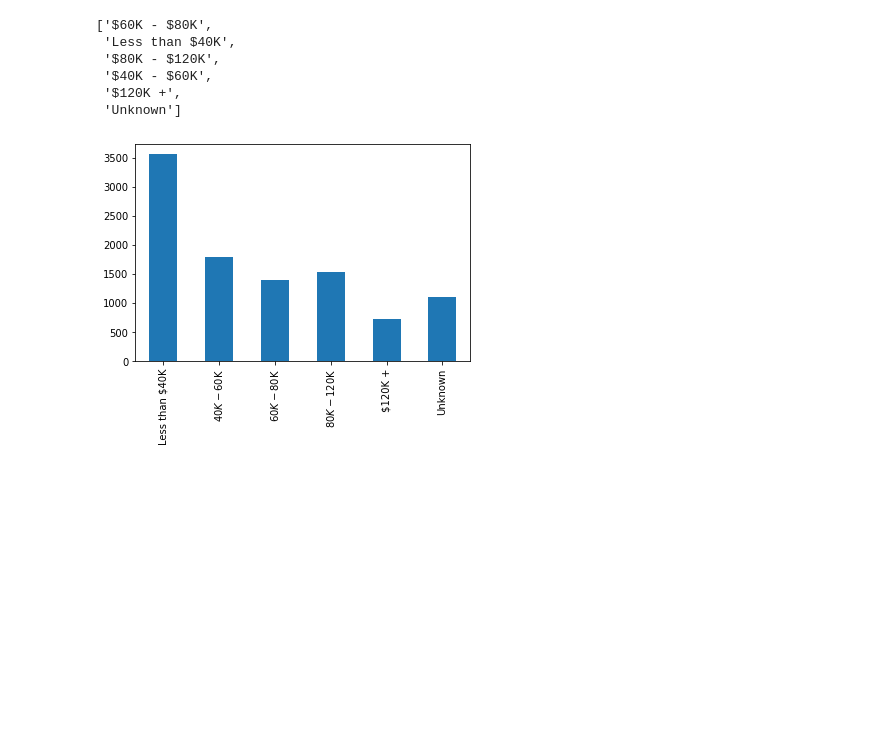
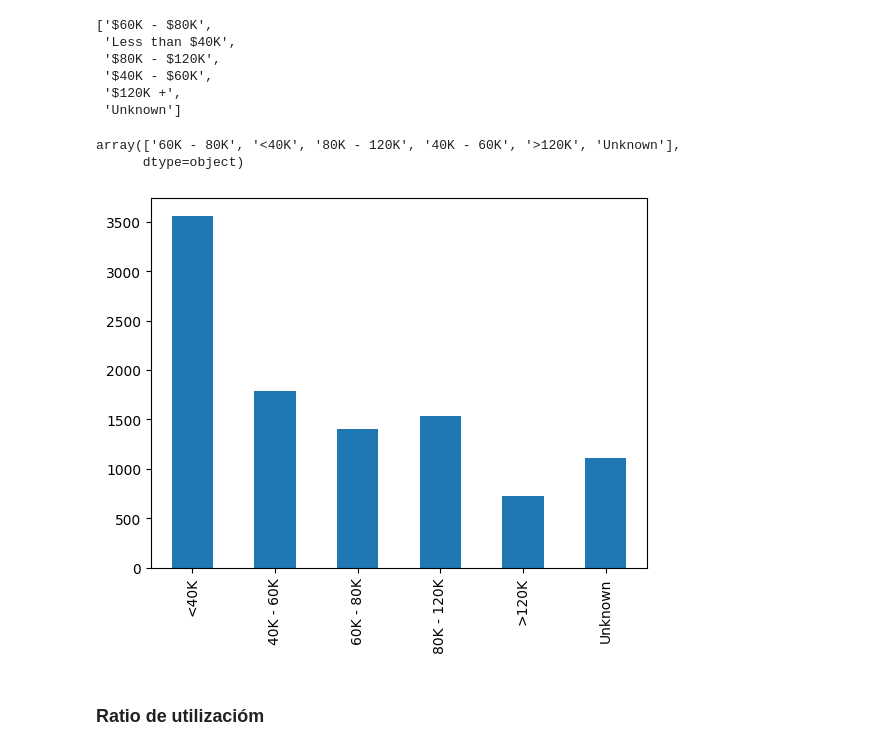
Before and after one commit to Lautarosco/TP-Redes-Neuronales, a Jupyter notebook: TP_Final_de_Procesamiento.ipynb, the cells around one changed output. Saved outputs shown, nothing was run; the diff lists cells and outputs as text; code cells hidden in the pictures; blank space fills up the shorter version.

```diff
--- a/TP_Final_de_Procesamiento.ipynb
+++ b/TP_Final_de_Procesamiento.ipynb
@@ -22,7 +26,7 @@ def Vertical(x):
 # %% [markdown]
 ## Carga
 # %%
-df = pd.read_csv("/content/drive/MyDrive/AA Trabajos Compartidos/Procesamiento/BankChurners.csv")
+df = pd.read_csv("BankChurners.csv")
 df.head()
 # %% [output]
 |  | CLIENTNUM | Attrition_Flag | Customer_Age | Gender | Dependent_count | Education_Level | Marital_Status | ... |
@@ -34,0 +70,5 @@ df.head()
+# %%
+df = df.drop( ["CLIENTNUM",
+'Naive_Bayes_Classifier_Attrition_Flag_Card_Category_Contacts_Count_12_mon_Dependent_count_Education_Level_Months_Inactive_12_mon_1',
+'Naive_Bayes_Classifier_Attrition_Flag_Card_Category_Contacts_Count_12_mon_Dependent_count_Education_Level_Months_Inactive_12_mon_2'],
+ axis=1)
@@ -87,7 +177,17 @@ Vertical(df["Income_Category"].unique())
  '$40K - $60K',
  '$120K +',
  'Unknown']
+# %%
+Inc_dict = {'Less than $40K':'<40K' , '$40K - $60K':'40K - 60K', '$60K - $80K':'60K - 80K', '$80K - $120K':'80K - 120K', '$120K +': '>120K'}
+df["Income_Category"] = df["Income_Category"].replace(Inc_dict)
+
+df["Income_Category"].unique()
+# %% [output]
+array(['60K - 80K', '<40K', '80K - 120K', '40K - 60K', '>120K', 'Unknown'],
+      dtype=object)
 # %%
-_ = df["Income_Category"].value_counts().loc[['Less than $40K', '$40K - $60K', '$60K - $80K', '$80K - $120K', '$120K +', 'Unknown']].plot.bar()
+_ = df["Income_Category"].value_counts().loc[['<40K', '40K - 60K', '60K - 80K', '80K - 120K', '>120K', 'Unknown']].plot.bar()
 # %% [output]
-[figure, old version]
+[figure, new version]
+# %% [markdown]
+### Ratio de utilizacióm
```
Also changed, not shown: parts of 21 cells of this notebook.
